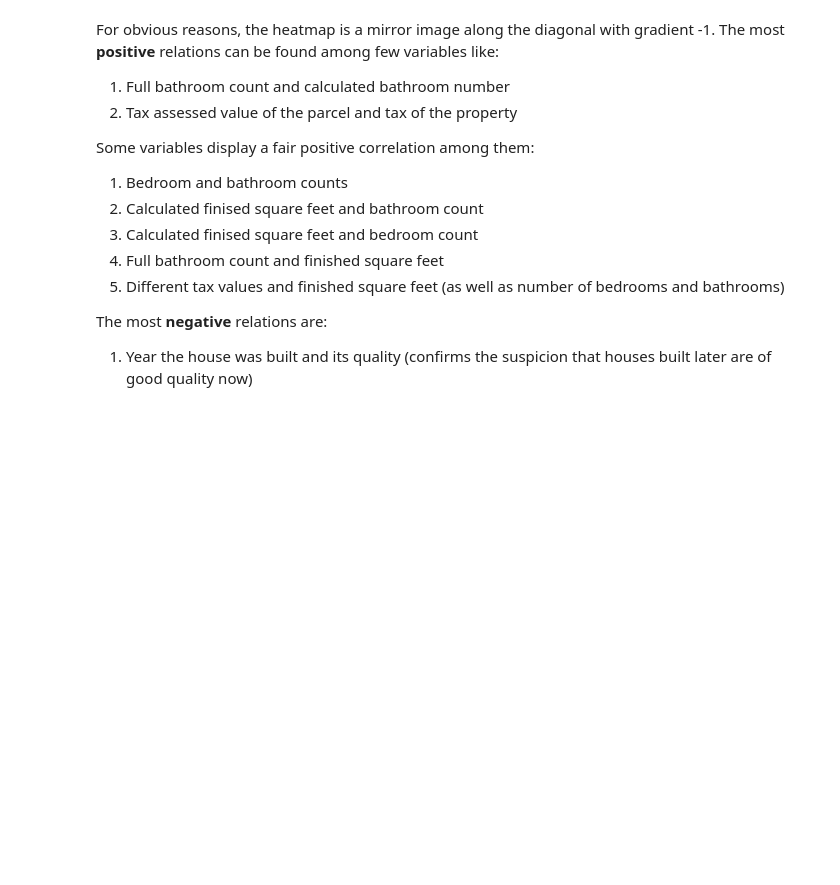
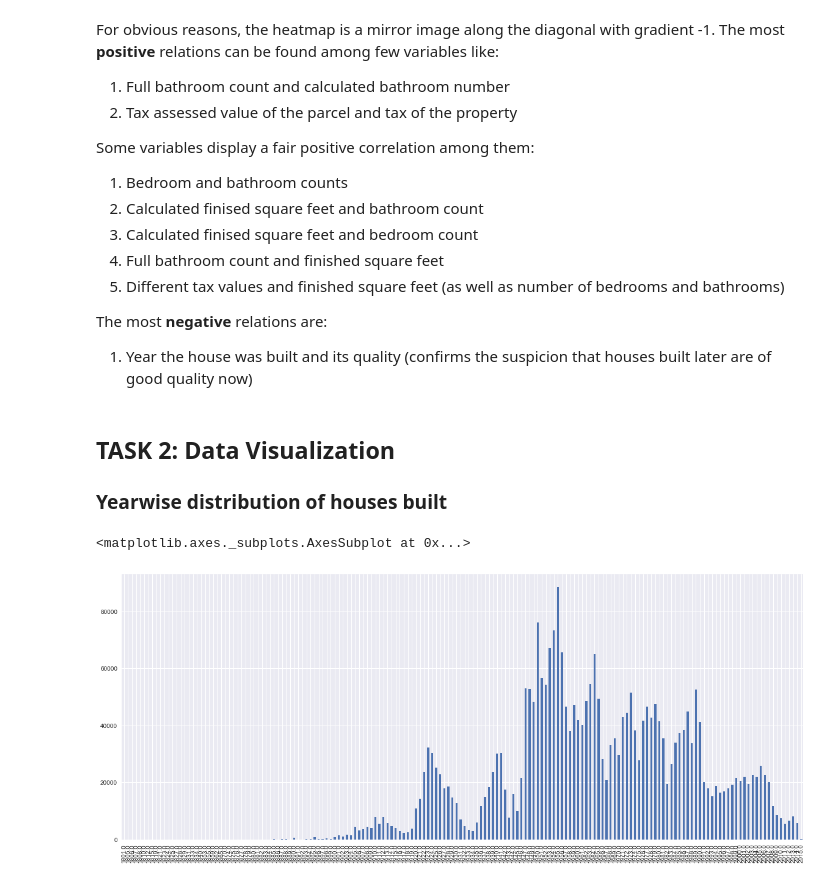
Before and after one commit to wasif-khan/CSE519-2017-111675205, a Jupyter notebook: HW2/HW2.ipynb, the cells around one changed output. Saved outputs shown, nothing was run; the diff lists cells and outputs as text; code cells hidden in the pictures; blank space fills up the shorter version.

Commit message:
Upto 2 figures of Task 2

```diff
--- a/HW2/HW2.ipynb
+++ b/HW2/HW2.ipynb
@@ -95,3 +95,11 @@ Some variables display a fair positive correlation among them:
 The most **negative** relations are:
 
 1. Year the house was built and its quality (confirms the suspicion that houses built later are of good quality now)
+# %% [markdown]
+## TASK 2: Data Visualization
+### Yearwise distribution of houses built
+# %%
+pd.Series(selected_df['yearbuilt']).value_counts().sort_index().plot(figsize=(20,8),kind='bar')
+# %% [output]
+<matplotlib.axes._subplots.AxesSubplot at 0x...>
+[figure, added]
```
Also changed, not shown: parts of 5 cells of this notebook.
